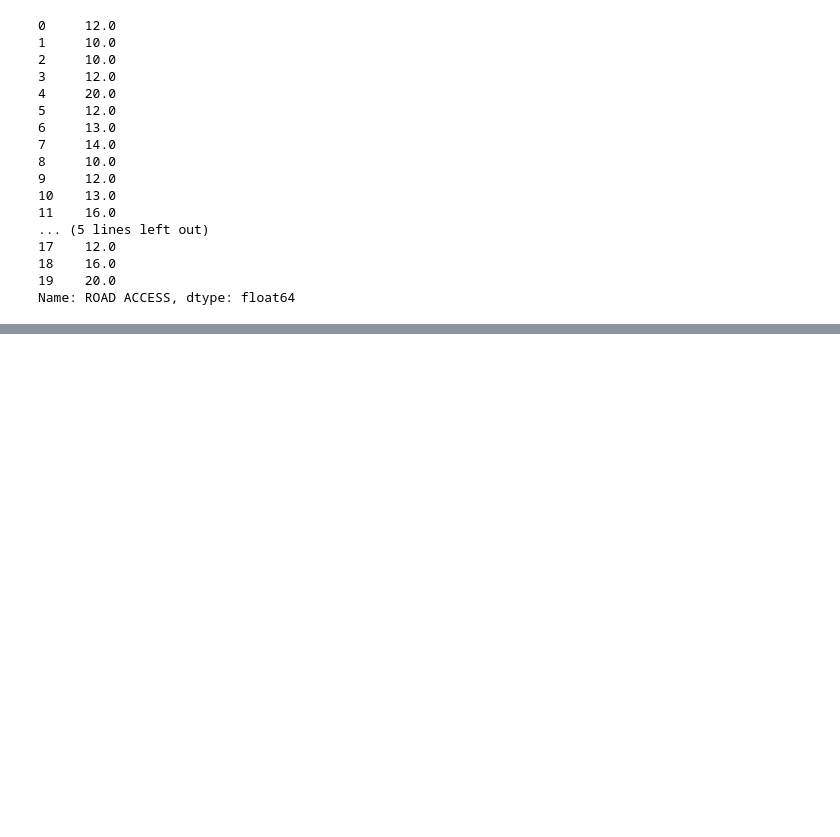
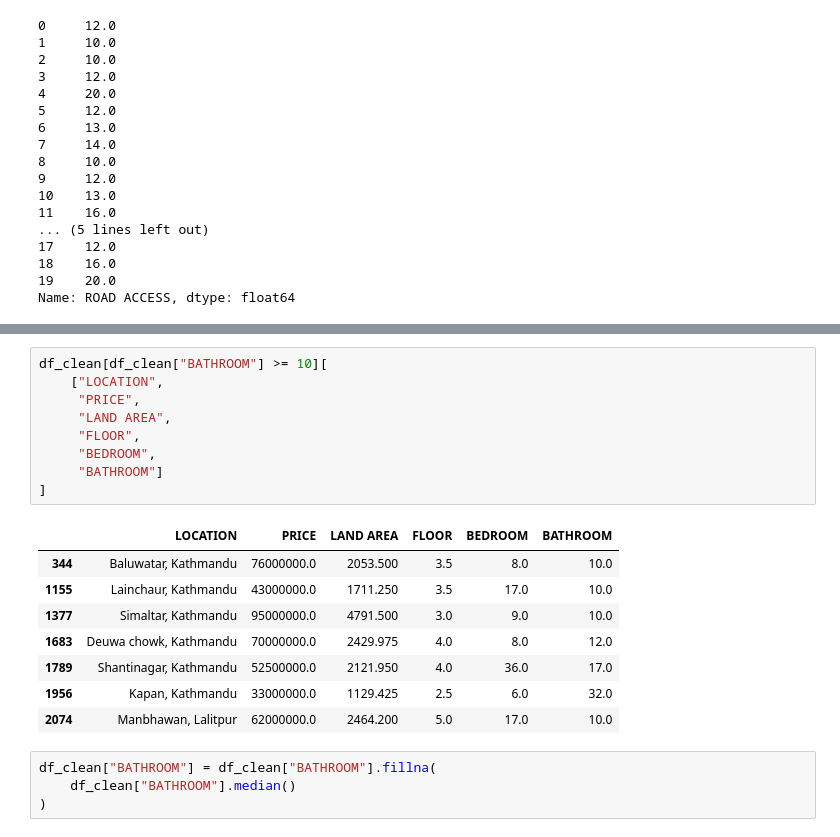
Before and after one commit to ishan2021/House-Price-Prediction-ML-Project, a Jupyter notebook: notebooks/02_Data_Cleaning.ipynb, the cells around one changed output, grey strips where cells are left out. Drawn from its saved outputs; the diff is of its cells as text; blank space fills up the shorter version.

```diff
--- a/notebooks/02_Data_Cleaning.ipynb
+++ b/notebooks/02_Data_Cleaning.ipynb
@@ -595,0 +914,22 @@ Name: ROAD ACCESS, dtype: float64
+# %%
+df_clean[df_clean["BATHROOM"] >= 10][
+    ["LOCATION",
+     "PRICE",
+     "LAND AREA",
+     "FLOOR",
+     "BEDROOM",
+     "BATHROOM"]
+]
+# %% [output]
+|  | LOCATION | PRICE | LAND AREA | FLOOR | BEDROOM | BATHROOM |
+| 344 | Baluwatar, Kathmandu | 76000000.0 | 2053.500 | 3.5 | 8.0 | 10.0 |
+| 1155 | Lainchaur, Kathmandu | 43000000.0 | 1711.250 | 3.5 | 17.0 | 10.0 |
+| 1377 | Simaltar, Kathmandu | 95000000.0 | 4791.500 | 3.0 | 9.0 | 10.0 |
+| 1683 | Deuwa chowk, Kathmandu | 70000000.0 | 2429.975 | 4.0 | 8.0 | 12.0 |
+| 1789 | Shantinagar, Kathmandu | 52500000.0 | 2121.950 | 4.0 | 36.0 | 17.0 |
+| 1956 | Kapan, Kathmandu | 33000000.0 | 1129.425 | 2.5 | 6.0 | 32.0 |
+| 2074 | Manbhawan, Lalitpur | 62000000.0 | 2464.200 | 5.0 | 17.0 | 10.0 |
+# %%
+df_clean["BATHROOM"] = df_clean["BATHROOM"].fillna(
+    df_clean["BATHROOM"].median()
+)
```
Also changed, not shown: parts of 43 cells of this notebook, 1 other file.
